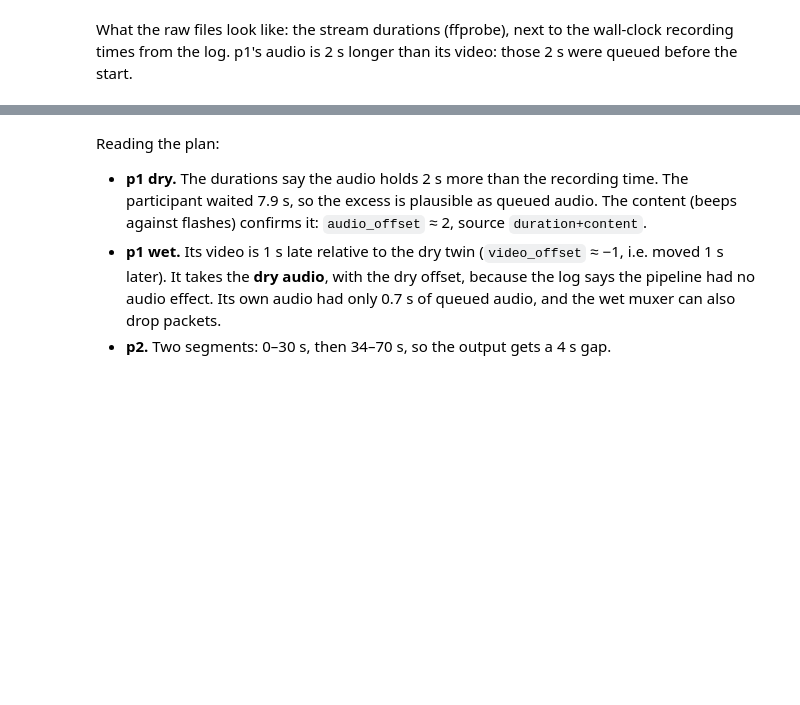
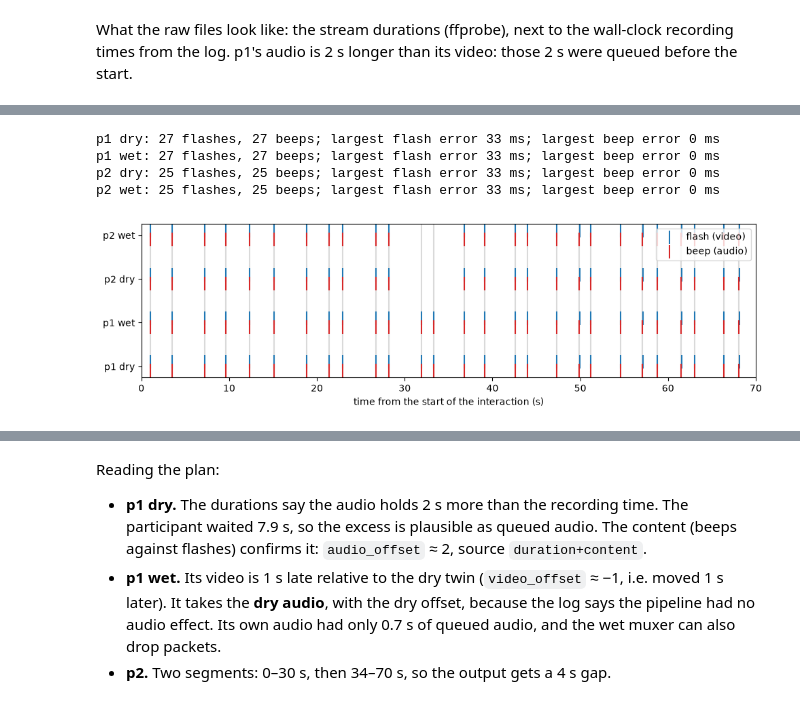
Before and after one commit to ducksouplab/prepro, a Jupyter notebook: tutorial/preprocessing_tutorial.ipynb, the cells around one changed output, grey strips where cells are left out. Saved outputs shown, nothing was run; the diff lists cells and outputs as text; code cells hidden in the pictures; blank space fills up the shorter version.

```diff
--- a/tutorial/preprocessing_tutorial.ipynb
+++ b/tutorial/preprocessing_tutorial.ipynb
@@ -167,0 +214,34 @@ Nothing is encoded at this step.
+# %%
+def flashes(video):
+    raw = subprocess.run(["ffmpeg", "-v", "error", "-i", video, "-vf", "scale=8:6,format=gray", "-f", "rawvideo", "-"],
+                         capture_output=True, check=True).stdout
+    on = np.frombuffer(raw, np.uint8).reshape(-1, 48).mean(1) > 128
+    return np.flatnonzero(on[1:] & ~on[:-1]) / 30 + 1 / 30
+
+def beeps(wav):
+    import soundfile as sf
+    x, sr = sf.read(wav)
+    x = np.abs(x if x.ndim == 1 else x.mean(1))
+    env = x[:len(x) // 240 * 240].reshape(-1, 240).max(1) > 0.1
+    return (np.flatnonzero(env[1:] & ~env[:-1]) + 1) * 240 / sr
+
+fig, ax = plt.subplots(figsize=(10, 3))
+for k, r in enumerate(m[m.status == "ok"].itertuples()):
+    f = flashes(str(out_dir / r.output))
+    b = beeps(str(out_dir / r.output).replace(".mp4", ".wav"))
+    ax.scatter(f, [k + 0.1] * len(f), marker="|", s=200, color="tab:blue", label="flash (video)" if k == 0 else None)
+    ax.scatter(b, [k - 0.1] * len(b), marker="|", s=200, color="tab:red", label="beep (audio)" if k == 0 else None)
+    near = [min(abs(e - x) for x in f) for e in EVENTS if any(abs(e - x) < 0.5 for x in f)]
+    print(f"{r.user} {r.manip}: {len(f)} flashes, {len(b)} beeps; largest flash error {max(near) * 1000:.0f} ms; "
+          f"largest beep error {max(min(abs(e - x) for e in EVENTS) for x in b) * 1000:.0f} ms")
+for e in EVENTS:
+    ax.axvline(e, color="0.85", zorder=0)
+ax.set_yticks(range(len(m[m.status == 'ok'])), [f"{r.user} {r.manip}" for r in m[m.status == "ok"].itertuples()])
+ax.set_xlabel("time from the start of the interaction (s)"); ax.legend(loc="upper right"); ax.set_xlim(0, LENGTH)
+plt.tight_layout()
+# %% [output]
+p1 dry: 27 flashes, 27 beeps; largest flash error 33 ms; largest beep error 0 ms
+p1 wet: 27 flashes, 27 beeps; largest flash error 33 ms; largest beep error 0 ms
+p2 dry: 25 flashes, 25 beeps; largest flash error 33 ms; largest beep error 0 ms
+p2 wet: 25 flashes, 25 beeps; largest flash error 33 ms; largest beep error 0 ms
+[figure, added]
```
Also changed, not shown: parts of 29 cells of this notebook, 7 other files.
